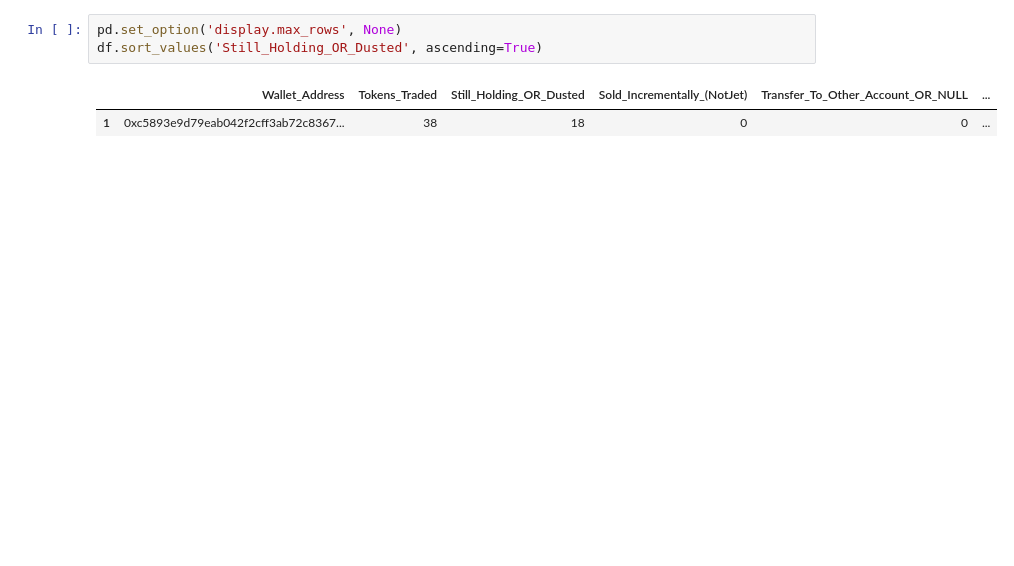
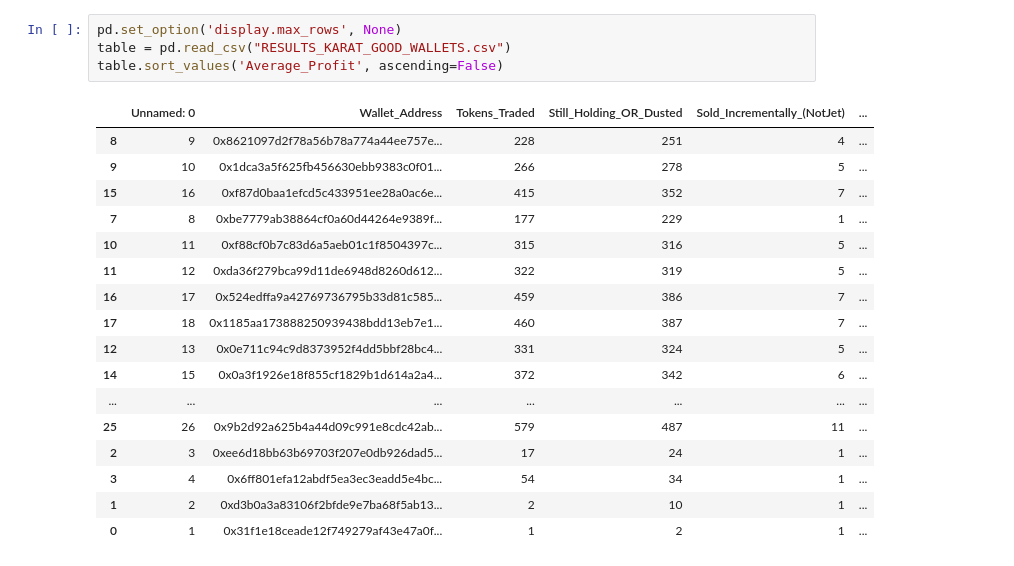
Before and after one commit to ShakhSaidov/Web3-Explorer, a Jupyter notebook: earlyBuyersAnalysis/main.ipynb, the cells around one changed output. Saved outputs shown, nothing was run; the diff lists cells and outputs as text; blank space fills up the shorter version.

```diff
--- a/earlyBuyersAnalysis/main.ipynb
+++ b/earlyBuyersAnalysis/main.ipynb
@@ -131,6 +136,22 @@ df.to_csv('RESULTS.csv')
 # %%
 pd.set_option('display.max_rows', None)
-df.sort_values('Still_Holding_OR_Dusted', ascending=True)
+table = pd.read_csv("RESULTS_KARAT_GOOD_WALLETS.csv")
+table.sort_values('Average_Profit', ascending=False)
 # %% [output]
-|  | Wallet_Address | Tokens_Traded | Still_Holding_OR_Dusted | Sold_Incrementally_(NotJet) | Transfer_To_Other_Account_OR_NULL | ... |
-| 1 | 0xc5893e9d79eab042f2cff3ab72c8367... | 38 | 18 | 0 | 0 | ... |
+|  | Unnamed: 0 | Wallet_Address | Tokens_Traded | Still_Holding_OR_Dusted | Sold_Incrementally_(NotJet) | ... |
+| 8 | 9 | 0x8621097d2f78a56b78a774a44ee757e... | 228 | 251 | 4 | ... |
+| 9 | 10 | 0x1dca3a5f625fb456630ebb9383c0f01... | 266 | 278 | 5 | ... |
+| 15 | 16 | 0xf87d0baa1efcd5c433951ee28a0ac6e... | 415 | 352 | 7 | ... |
+| 7 | 8 | 0xbe7779ab38864cf0a60d44264e9389f... | 177 | 229 | 1 | ... |
+| 10 | 11 | 0xf88cf0b7c83d6a5aeb01c1f8504397c... | 315 | 316 | 5 | ... |
+| 11 | 12 | 0xda36f279bca99d11de6948d8260d612... | 322 | 319 | 5 | ... |
+| 16 | 17 | 0x524edffa9a42769736795b33d81c585... | 459 | 386 | 7 | ... |
+| 17 | 18 | 0x1185aa173888250939438bdd13eb7e1... | 460 | 387 | 7 | ... |
+| 12 | 13 | 0x0e711c94c9d8373952f4dd5bbf28bc4... | 331 | 324 | 5 | ... |
+| 14 | 15 | 0x0a3f1926e18f855cf1829b1d614a2a4... | 372 | 342 | 6 | ... |
+| ... | ... | ... | ... | ... | ... | ... |
+| 25 | 26 | 0x9b2d92a625b4a44d09c991e8cdc42ab... | 579 | 487 | 11 | ... |
+| 2 | 3 | 0xee6d18bb63b69703f207e0db926dad5... | 17 | 24 | 1 | ... |
+| 3 | 4 | 0x6ff801efa12abdf5ea3ec3eadd5e4bc... | 54 | 34 | 1 | ... |
+| 1 | 2 | 0xd3b0a3a83106f2bfde9e7ba68f5ab13... | 2 | 10 | 1 | ... |
+| 0 | 1 | 0x31f1e18ceade12f749279af43e47a0f... | 1 | 2 | 1 | ... |
```
Also changed, not shown: parts of 2 cells of this notebook, 19 other files.
